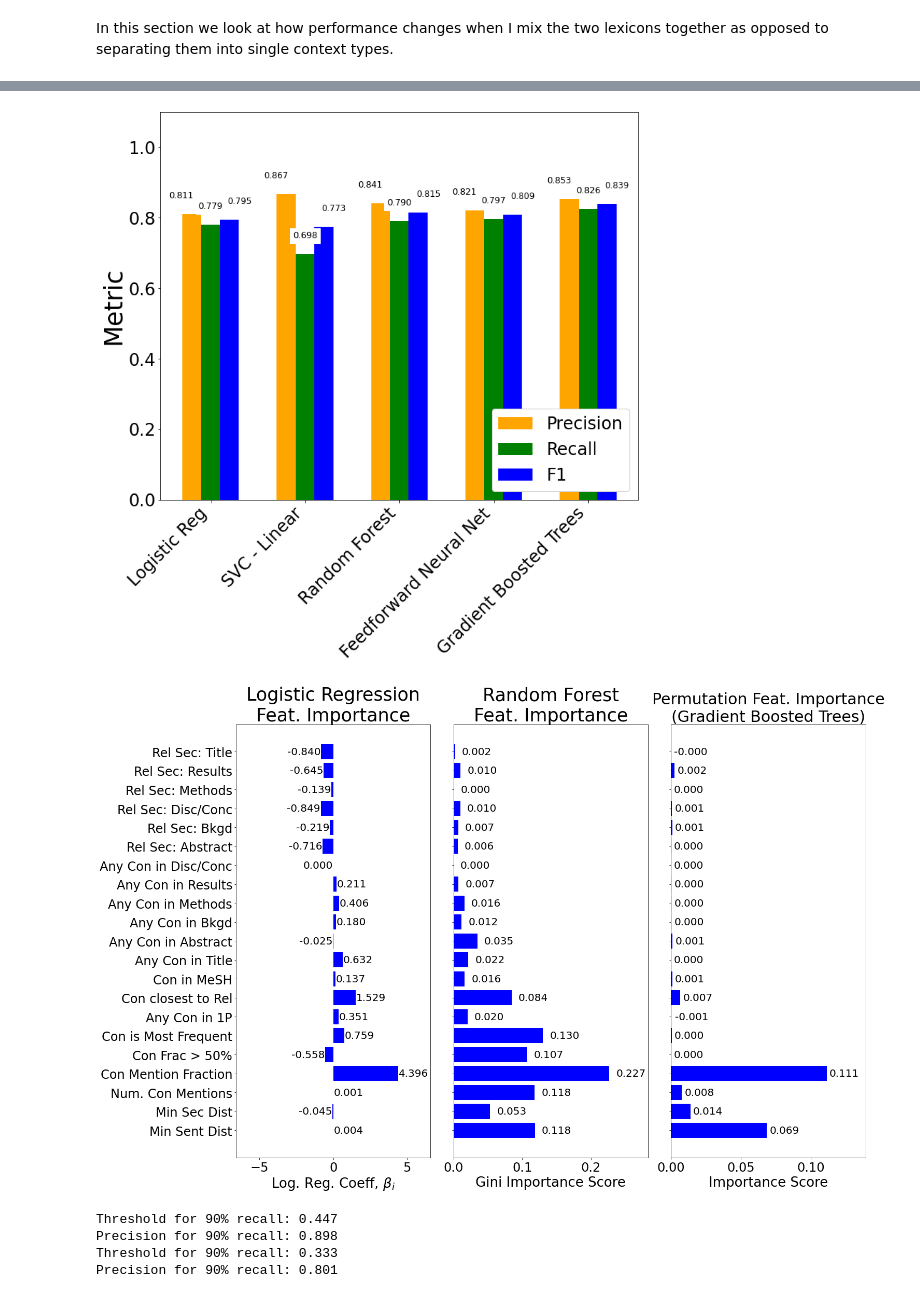
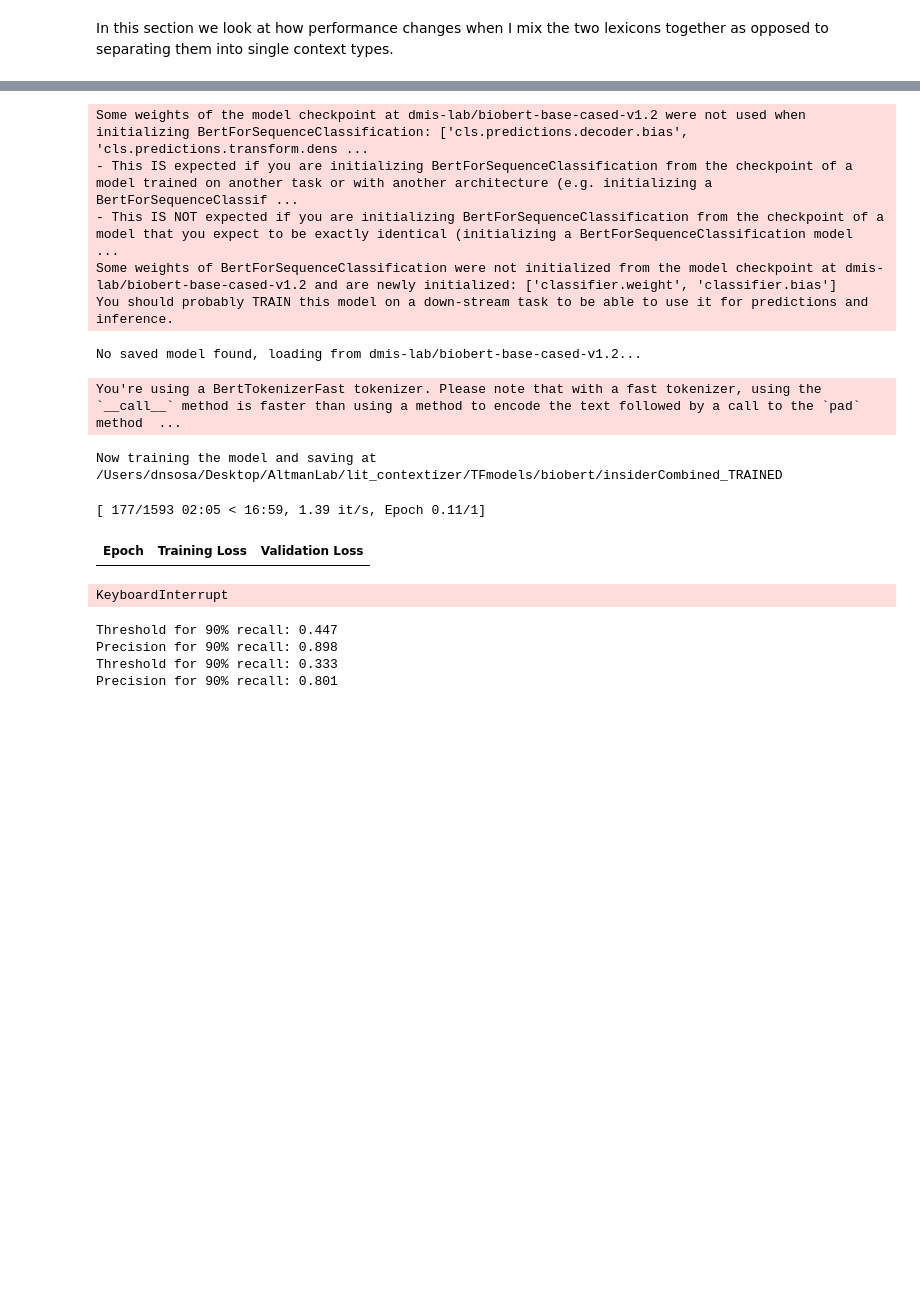
Before and after one commit to dnsosa/lit_contextizer, a Jupyter notebook: notebooks/Literature Contextizer Analyses Notebook.ipynb, the cells around one changed output, grey strips where cells are left out. Cells and saved outputs as stored; diff of their text form; code cells hidden in the pictures; blank space fills up the shorter version.

```diff
--- a/notebooks/Literature Contextizer Analyses Notebook.ipynb
+++ b/notebooks/Literature Contextizer Analyses Notebook.ipynb
@@ -461,15 +493,17 @@ insider_df_combined_features_annots = include_annotations_in_insider_corpus(insi
 
 
 insider_combined_res_df, insider_combined_clf_list, insider_combined_predictions_df = generate_analysis_figs(insider_df_combined_features_annots,
-                                                                                           grouped_analysis=True,
-                                                                                           downsample_maj=False,
-                                                                                           upsample_min=False,
-                                                                                           weight_imbalance=False,
-                                                                                           plot_roc_curve=True,
-                                                                                           plot_confusion_matrices=False,
-                                                                                           plot_feature_analysis=True,
-                                                                                           out_dir=fig_out_dir,
-                                                                                           filename="insiderCombined")
+                                                                                                             data_id="insiderCombined",
+                                                                                                             tf_model_root_dir=tf_model_root_dir,
+                                                                                                             grouped_analysis=True,
+                                                                                                             downsample_maj=False,
+                                                                                                             upsample_min=False,
+                                                                                                             weight_imbalance=False,
+                                                                                                             plot_roc_curve=True,
+                                                                                                             plot_confusion_matrices=False,
+                                                                                                             plot_feature_analysis=True,
+                                                                                                             out_dir=fig_out_dir,
+                                                                                                             filename="insiderCombined")
 # %% [output]
 N negatives: 3944
 N positives: 835
@@ -492,5 +522,14 @@ Accuracy 0.9441305712492153
-[figure, removed]
-[figure, removed]
+Some weights of the model checkpoint at dmis-lab/biobert-base-cased-v1.2 were not used when initializing BertForSequenceClassification: ['cls.predictions.decoder.bias', 'cls.predictions.transform.dens ...
+- This IS expected if you are initializing BertForSequenceClassification from the checkpoint of a model trained on another task or with another architecture (e.g. initializing a BertForSequenceClassif ...
+- This IS NOT expected if you are initializing BertForSequenceClassification from the checkpoint of a model that you expect to be exactly identical (initializing a BertForSequenceClassification model  ...
+Some weights of BertForSequenceClassification were not initialized from the model checkpoint at dmis-lab/biobert-base-cased-v1.2 and are newly initialized: ['classifier.weight', 'classifier.bias']
+You should probably TRAIN this model on a down-stream task to be able to use it for predictions and inference.
+No saved model found, loading from dmis-lab/biobert-base-cased-v1.2...
+You're using a BertTokenizerFast tokenizer. Please note that with a fast tokenizer, using the `__call__` method is faster than using a method to encode the text followed by a call to the `pad` method  ...
+Now training the model and saving at /Users/dnsosa/Desktop/AltmanLab/lit_contextizer/TFmodels/biobert/insiderCombined_TRAINED
+[ 177/1593 02:05 < 16:59, 1.39 it/s, Epoch 0.11/1]
+| Epoch | Training Loss | Validation Loss |
+KeyboardInterrupt
 # %%
 # Finally, let's check out how precision changes using the important context mention fraction feature on the single context type lexicon versus the combined.
 
```
Also changed, not shown: parts of 12 cells of this notebook, 4 other files.
